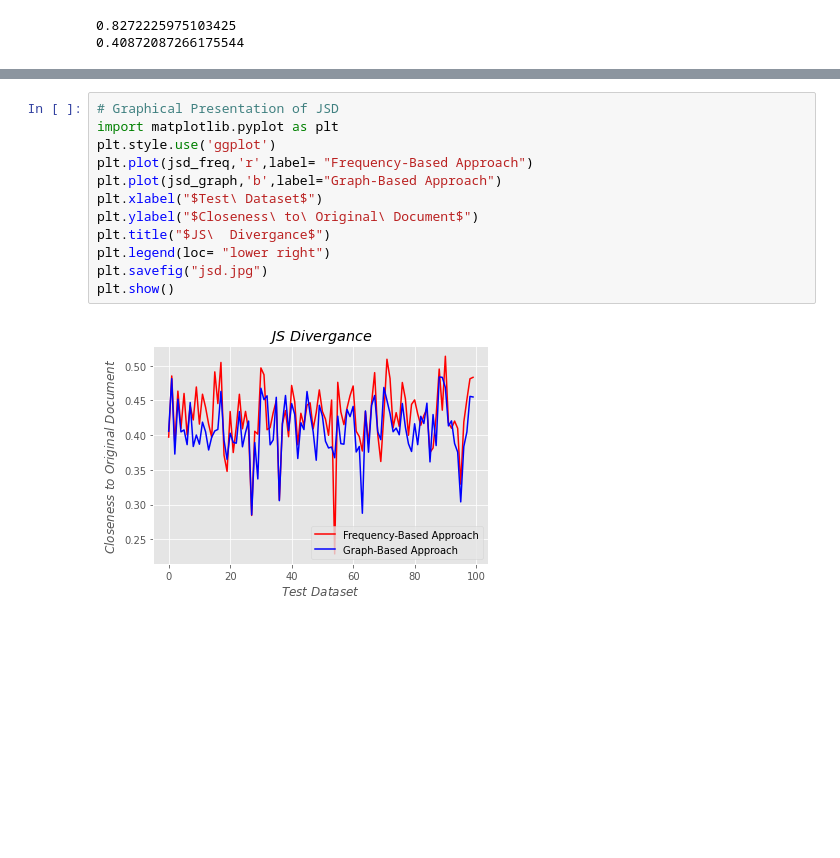
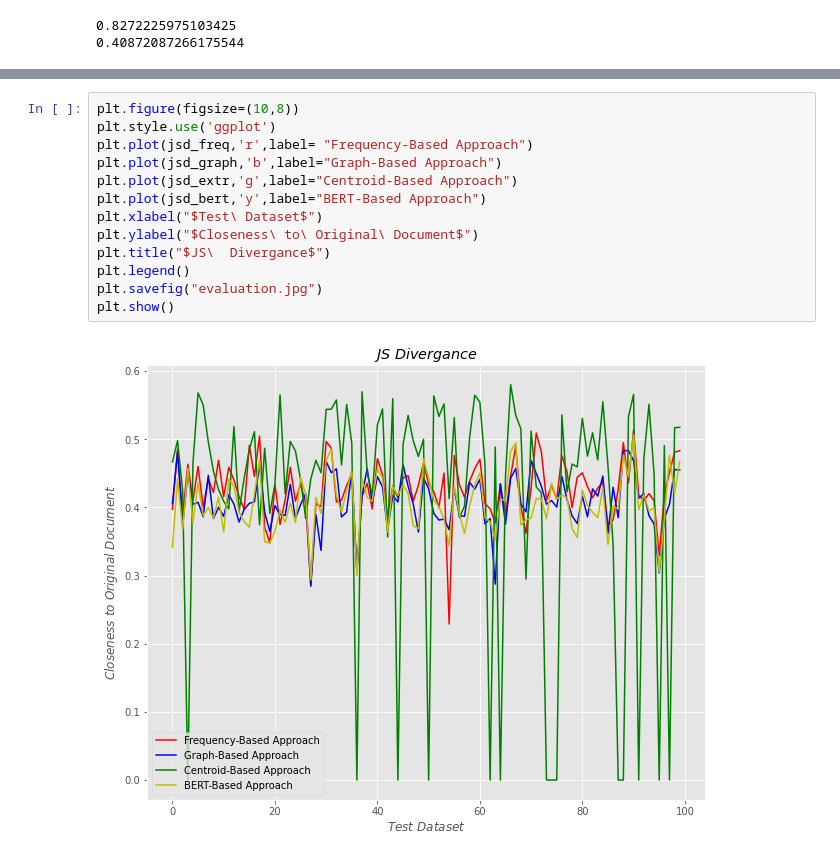
Before and after one commit to NeelKanwal/Attention-based-clinical-note-summarization, a Jupyter notebook: BaslineApproaches.ipynb, the cells around one changed output, grey strips where cells are left out. Cells and saved outputs as stored; diff of their text form; blank space fills up the shorter version.

```diff
--- a/BaslineApproaches.ipynb
+++ b/BaslineApproaches.ipynb
@@ -247,14 +305,15 @@ plt.show()
 # %%
-# Graphical Presentation of JSD
-import matplotlib.pyplot as plt
+plt.figure(figsize=(10,8))
 plt.style.use('ggplot')
 plt.plot(jsd_freq,'r',label= "Frequency-Based Approach")
 plt.plot(jsd_graph,'b',label="Graph-Based Approach")
+plt.plot(jsd_extr,'g',label="Centroid-Based Approach")
+plt.plot(jsd_bert,'y',label="BERT-Based Approach")
 plt.xlabel("$Test\ Dataset$")
 plt.ylabel("$Closeness\ to\ Original\ Document$")
 plt.title("$JS\  Divergance$")
-plt.legend(loc= "lower right")
-plt.savefig("jsd.jpg")
+plt.legend()
+plt.savefig("evaluation.jpg")
 plt.show()
 # %% [output]
-[figure, old version]
+[figure, new version]
```
Also changed, not shown: parts of 13 cells of this notebook.
